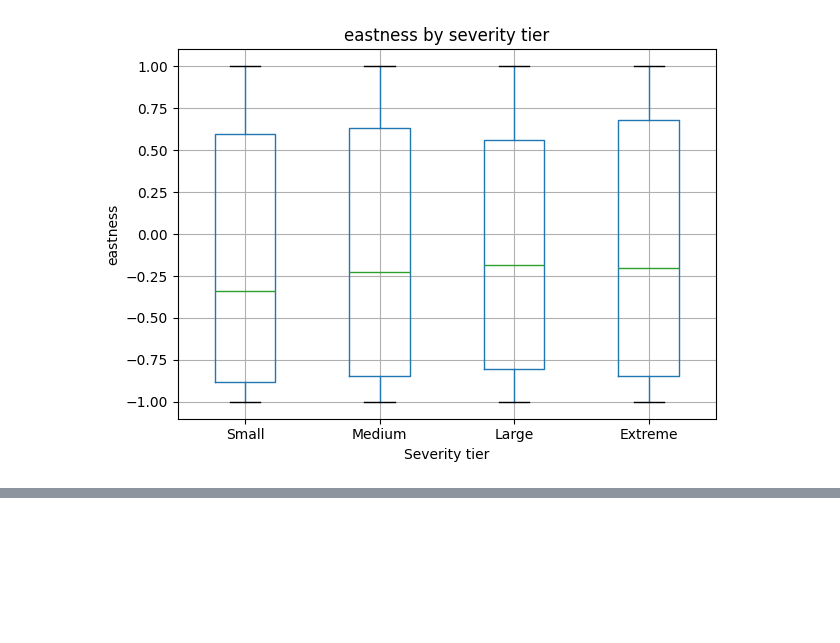
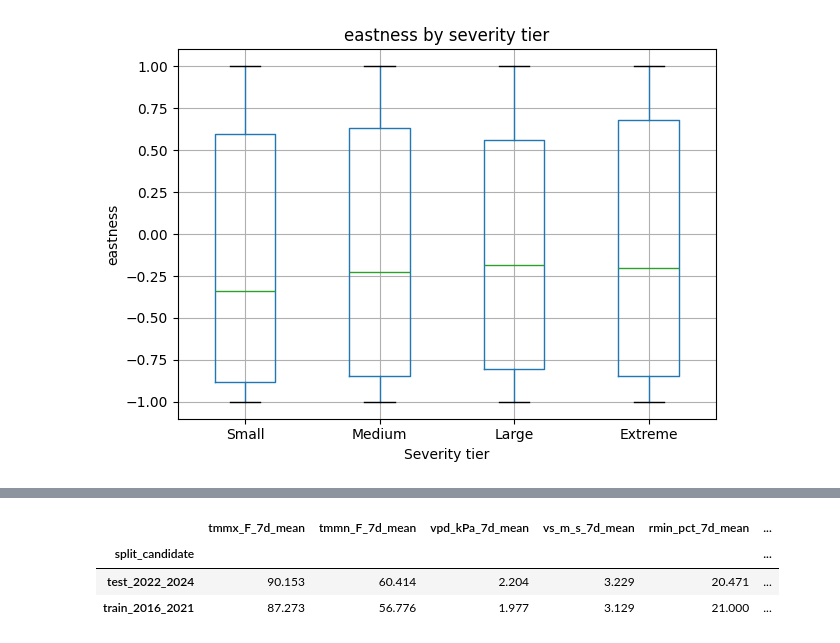
Before and after one commit to mynameisdevinchau/wildfire-severity-v2, a Jupyter notebook: notebooks/gridmet_terrain_eda.ipynb, the cells around one changed output, grey strips where cells are left out. Saved outputs shown, nothing was run; the diff lists cells and outputs as text; code cells hidden in the pictures; blank space fills up the shorter version.

```diff
--- a/notebooks/gridmet_terrain_eda.ipynb
+++ b/notebooks/gridmet_terrain_eda.ipynb
@@ -515,0 +618,11 @@ correlation and redundancy check
+# %%
+if "split_candidate" in df.columns and all_focus_cols:
+    split_summary = df.groupby("split_candidate")[all_focus_cols].median().round(3)
+    display(split_summary)
+
+    split_summary.to_csv("../outputs/eda_res/train_test_candidate_median_features.csv")
+# %% [output]
+|  | tmmx_F_7d_mean | tmmn_F_7d_mean | vpd_kPa_7d_mean | vs_m_s_7d_mean | rmin_pct_7d_mean | ... |
+| split_candidate |  |  |  |  |  | ... |
+| test_2022_2024 | 90.153 | 60.414 | 2.204 | 3.229 | 20.471 | ... |
+| train_2016_2021 | 87.273 | 56.776 | 1.977 | 3.129 | 21.000 | ... |
```
Also changed, not shown: parts of 6 cells of this notebook, 3 other files.
